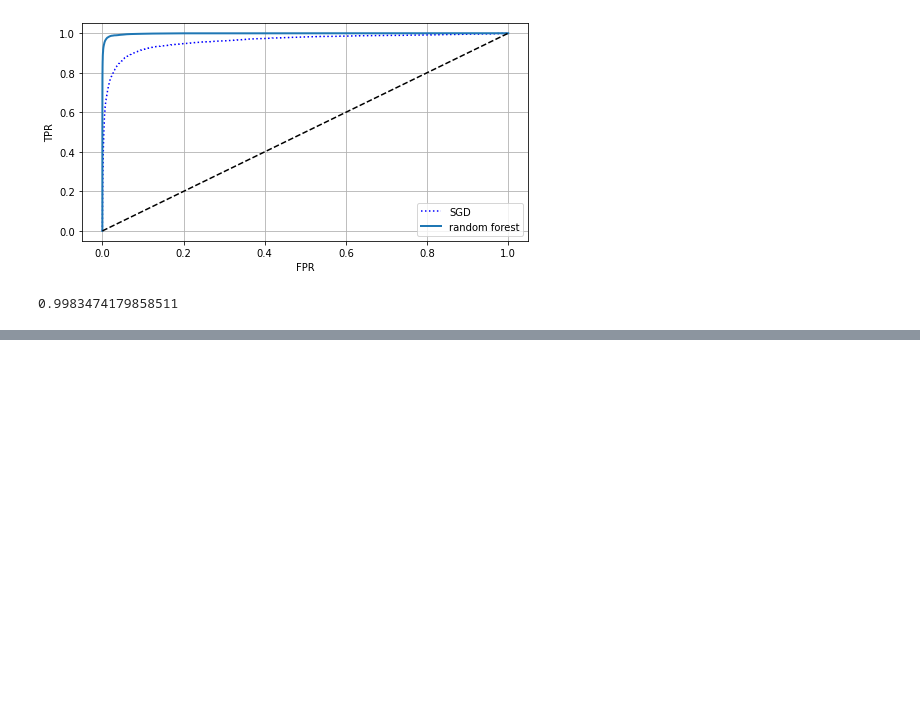
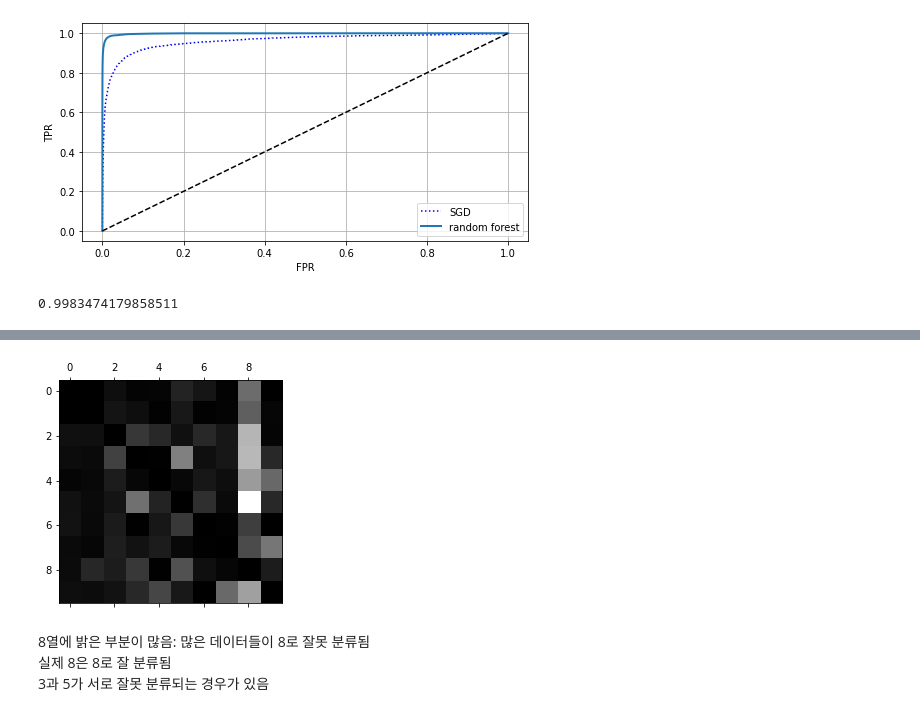
Before and after one commit to robomoan/Data_Science_Study, a Jupyter notebook: Handson_ML/handson_ml_3.ipynb, the cells around one changed output, grey strips where cells are left out. Cells and saved outputs as stored; diff of their text form; code cells hidden in the pictures; blank space fills up the shorter version.

```diff
--- a/Handson_ML/handson_ml_3.ipynb
+++ b/Handson_ML/handson_ml_3.ipynb
@@ -299,0 +407,13 @@ roc_auc_score(y_train_5, y_scores_forest)
+# %%
+# 주대각선만 0으로 교체
+np.fill_diagonal(norm_conf_mx, 0)
+
+# 그래프 그리기
+plt.matshow(norm_conf_mx, cmap=plt.cm.gray)
+plt.show()
+# %% [output]
+[figure, added]
+# %% [markdown]
+8열에 밝은 부분이 많음: 많은 데이터들이 8로 잘못 분류됨
+실제 8은 8로 잘 분류됨
+3과 5가 서로 잘못 분류되는 경우가 있음
```
Also changed, not shown: parts of 37 cells of this notebook.
